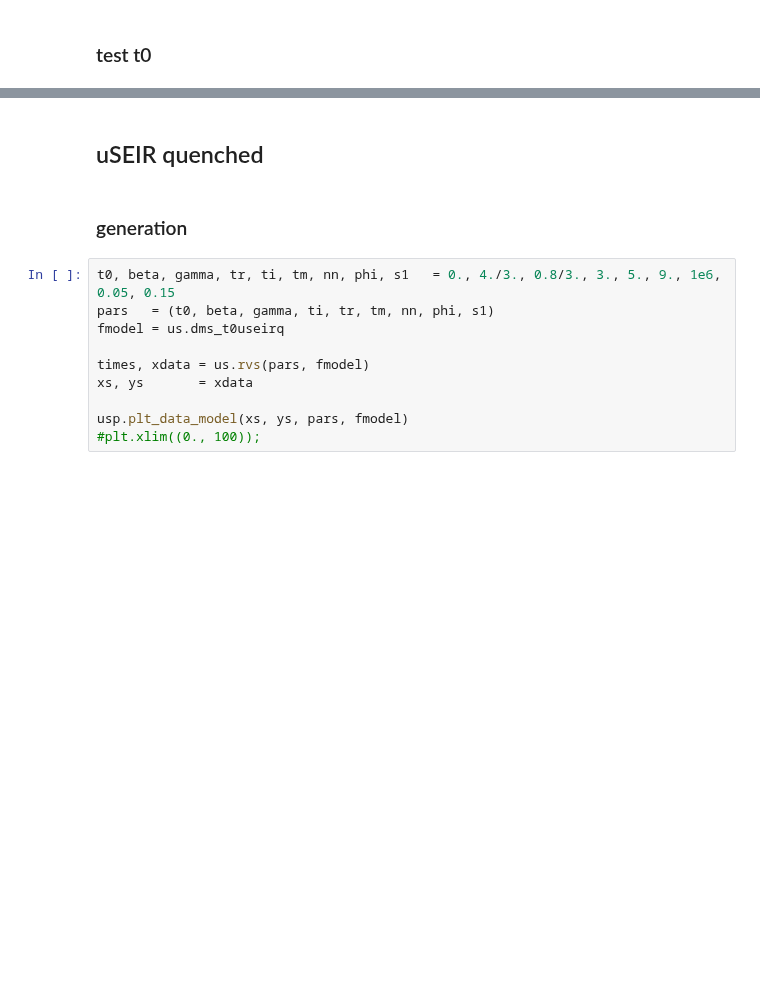
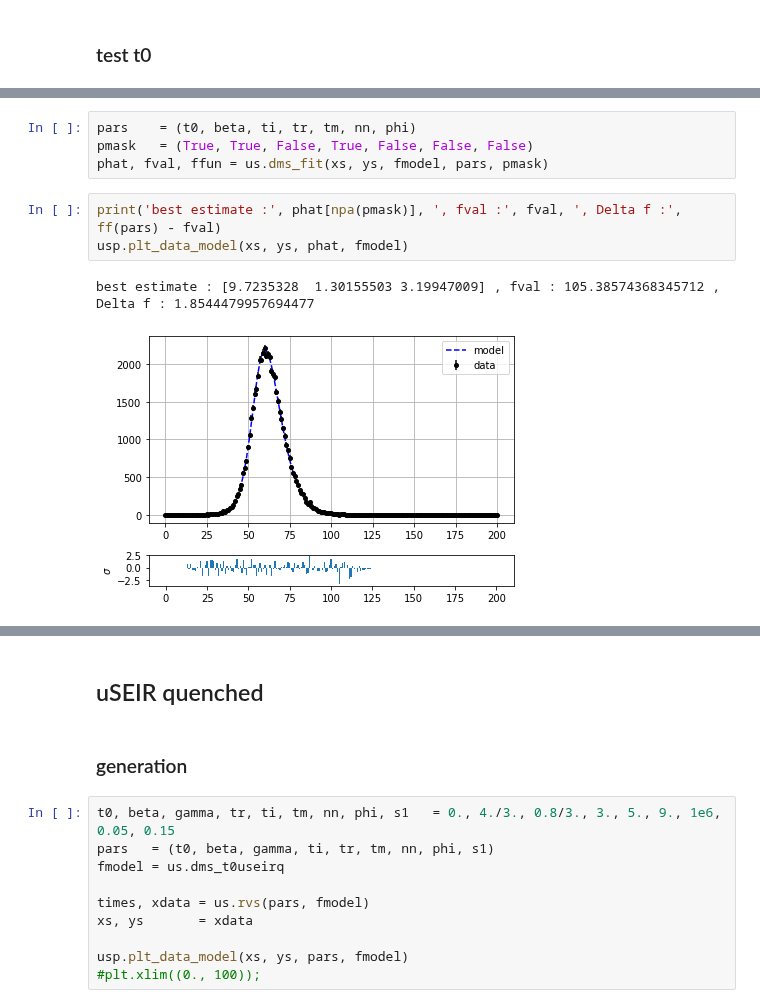
Before and after one commit to jjgomezcadenas/C19, a Jupyter notebook: janb/pub/useir_llfit_ref.ipynb, the cells around one changed output, grey strips where cells are left out. Cells and saved outputs as stored; diff of their text form; blank space fills up the shorter version.

```diff
--- a/janb/pub/useir_llfit_ref.ipynb
+++ b/janb/pub/useir_llfit_ref.ipynb
@@ -124,0 +135,10 @@ best estimate : [0.] , fval : 96581.03893051064 , Delta f : 0.0
+# %%
+pars    = (t0, beta, ti, tr, tm, nn, phi)
+pmask   = (True, True, False, True, False, False, False)
+phat, fval, ffun = us.dms_fit(xs, ys, fmodel, pars, pmask)
+# %%
+print('best estimate :', phat[npa(pmask)], ', fval :', fval, ', Delta f :', ff(pars) - fval)
+usp.plt_data_model(xs, ys, phat, fmodel)
+# %% [output]
+best estimate : [9.7235328  1.30155503 3.19947009] , fval : 105.38574368345712 , Delta f : 1.8544479957694477
+[figure, added]
```
Also changed, not shown: parts of 28 cells of this notebook, 1 other file.
